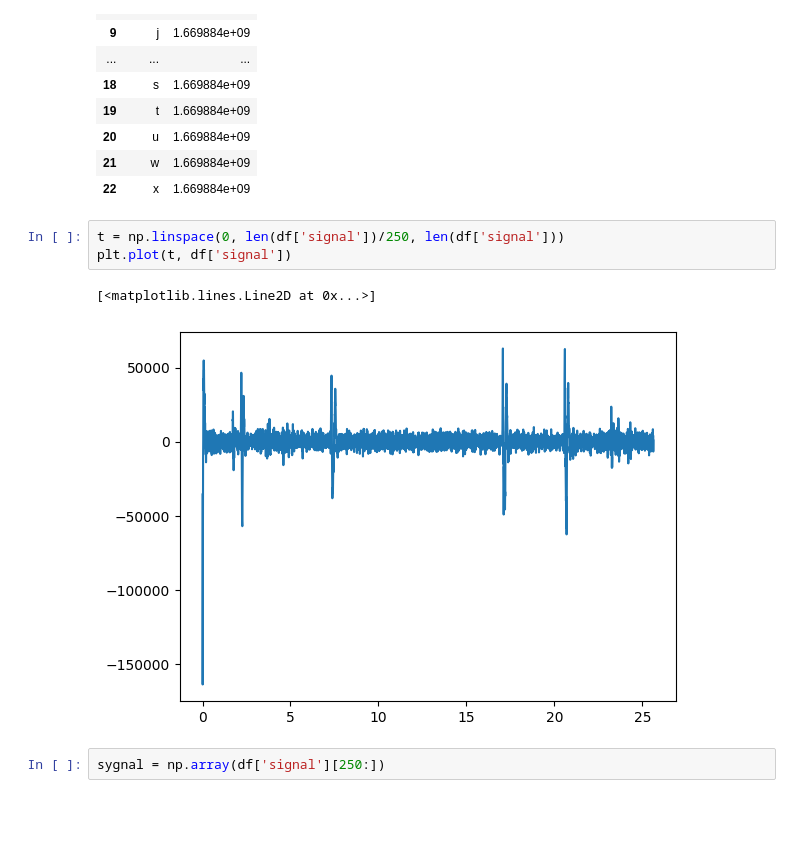
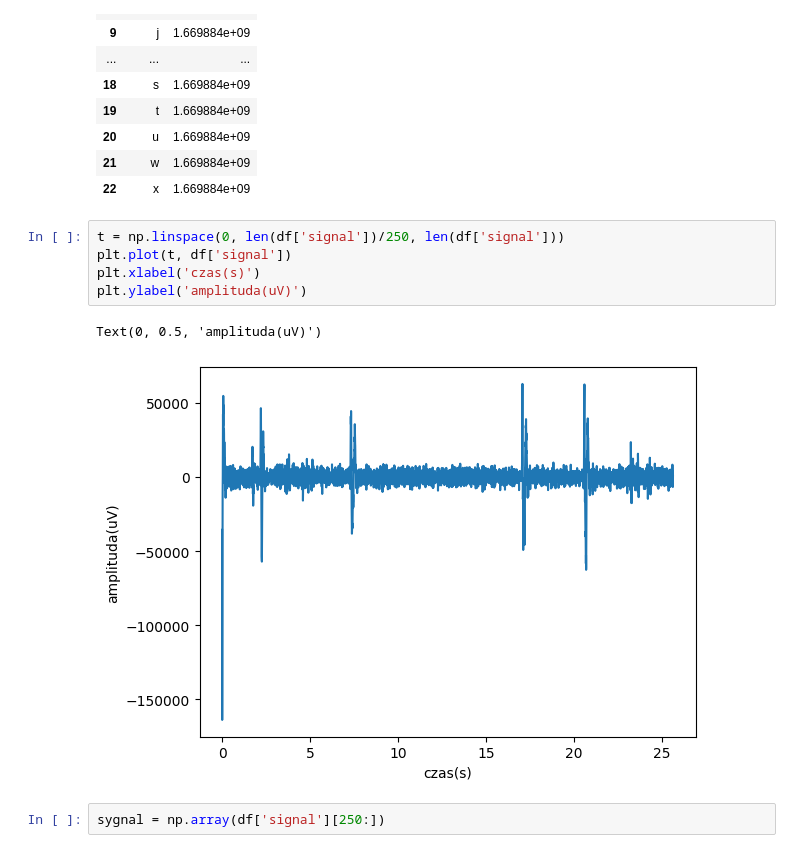
Before and after one commit to kkaaja/projekt, a Jupyter notebook: Słowo z 2 pliku.ipynb, the cells around one changed output. Saved outputs shown, nothing was run; the diff lists cells and outputs as text; blank space fills up the shorter version.

```diff
--- a/Słowo z 2 pliku.ipynb
+++ b/Słowo z 2 pliku.ipynb
@@ -45,9 +45,11 @@ litery
 # %%
 t = np.linspace(0, len(df['signal'])/250, len(df['signal']))
 plt.plot(t, df['signal'])
+plt.xlabel('czas(s)')
+plt.ylabel('amplituda(uV)')
 # %% [output]
-[<matplotlib.lines.Line2D at 0x...>]
+Text(0, 0.5, 'amplituda(uV)')
-[figure, old version]
+[figure, new version]
 # %%
 sygnal = np.array(df['signal'][250:])
 # %%
```
Also changed, not shown: parts of 15 cells of this notebook.
